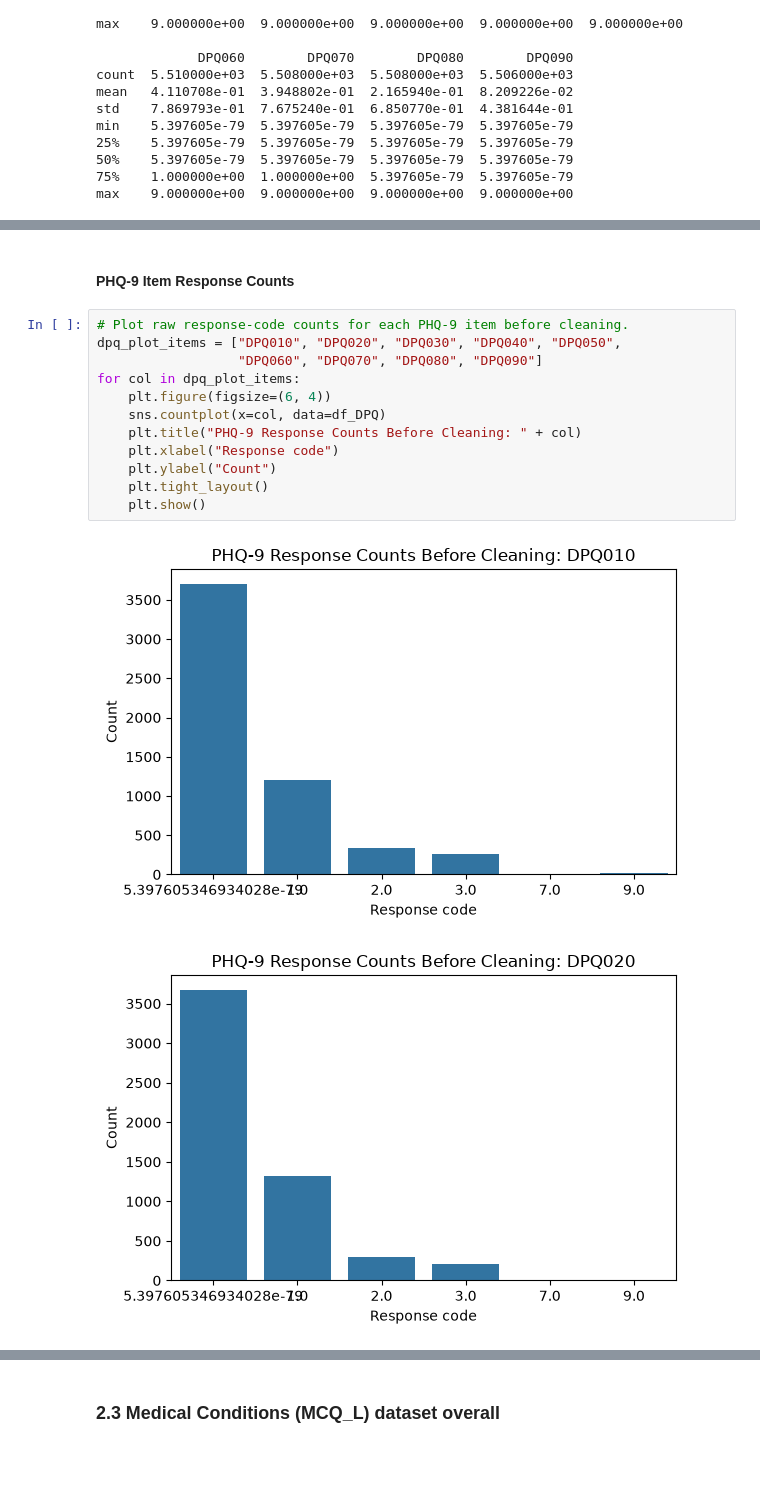
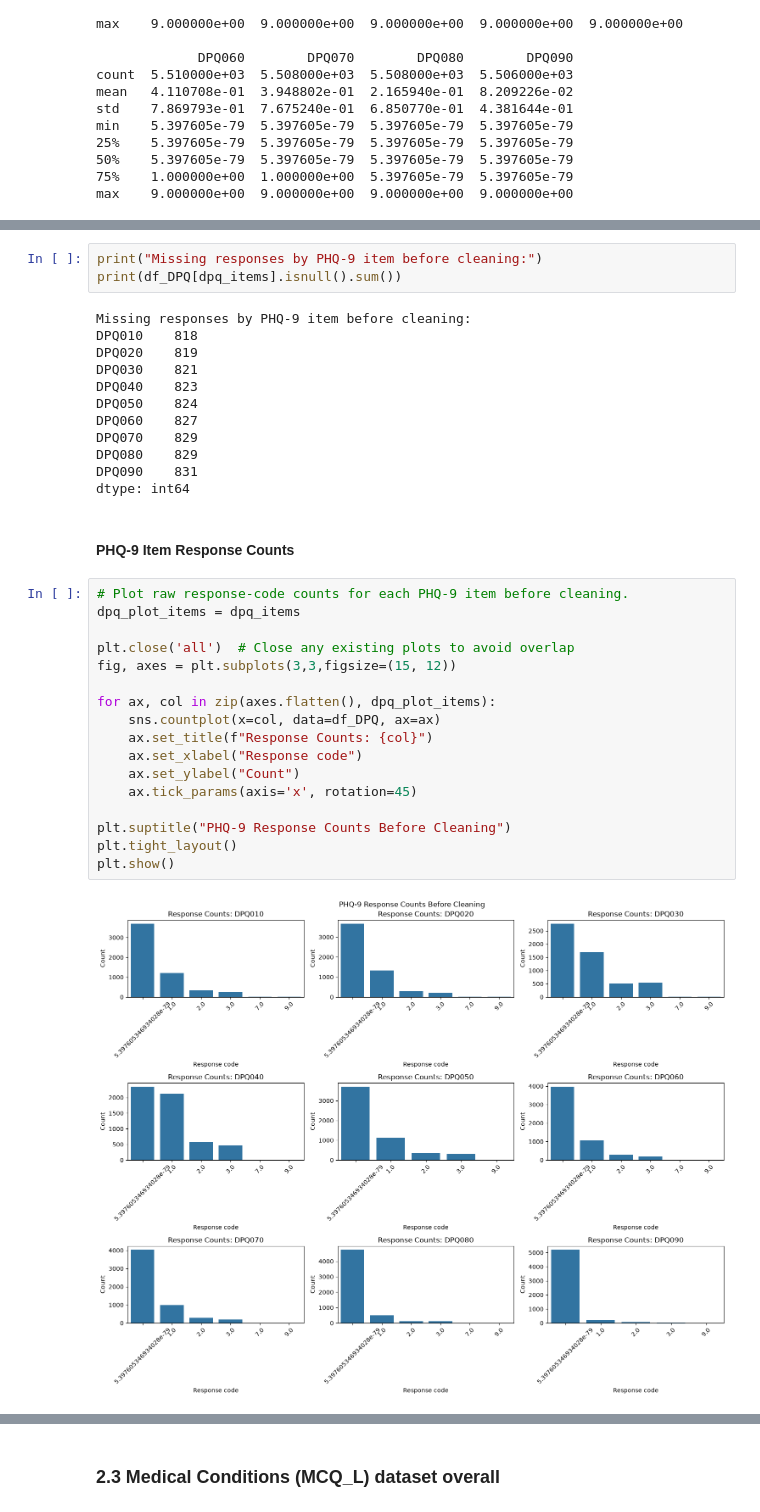
Before and after one commit to thaninnada/CA1_Machine_Learning_Sep2026, a Jupyter notebook: CA1_NHANES_Machine_Learning.ipynb, the cells around one changed output, grey strips where cells are left out. Cells and saved outputs as stored; diff of their text form; blank space fills up the shorter version.

```diff
--- a/CA1_NHANES_Machine_Learning.ipynb
+++ b/CA1_NHANES_Machine_Learning.ipynb
@@ -213,17 +249,36 @@ max    9.000000e+00  9.000000e+00  9.000000e+00  9.000000e+00
+# %%
+print("Missing responses by PHQ-9 item before cleaning:")
+print(df_DPQ[dpq_items].isnull().sum())
+# %% [output]
+Missing responses by PHQ-9 item before cleaning:
+DPQ010    818
+DPQ020    819
+DPQ030    821
+DPQ040    823
+DPQ050    824
+DPQ060    827
+DPQ070    829
+DPQ080    829
+DPQ090    831
+dtype: int64
 # %% [markdown]
 #### PHQ-9 Item Response Counts
 # %%
 # Plot raw response-code counts for each PHQ-9 item before cleaning.
-dpq_plot_items = ["DPQ010", "DPQ020", "DPQ030", "DPQ040", "DPQ050",
-                  "DPQ060", "DPQ070", "DPQ080", "DPQ090"]
-for col in dpq_plot_items:
-    plt.figure(figsize=(6, 4))
-    sns.countplot(x=col, data=df_DPQ)
-    plt.title("PHQ-9 Response Counts Before Cleaning: " + col)
-    plt.xlabel("Response code")
-    plt.ylabel("Count")
-    plt.tight_layout()
-    plt.show()
+dpq_plot_items = dpq_items
+
+plt.close('all')  # Close any existing plots to avoid overlap
+fig, axes = plt.subplots(3,3,figsize=(15, 12))
+
+for ax, col in zip(axes.flatten(), dpq_plot_items):
+    sns.countplot(x=col, data=df_DPQ, ax=ax)
+    ax.set_title(f"Response Counts: {col}")
+    ax.set_xlabel("Response code")
+    ax.set_ylabel("Count")
+    ax.tick_params(axis='x', rotation=45)
+
+plt.suptitle("PHQ-9 Response Counts Before Cleaning")
+plt.tight_layout()
+plt.show()
 # %% [output]
-[figure, old version]
+[figure, new version]
-[figure, removed]
```
Also changed, not shown: parts of 121 cells of this notebook.
